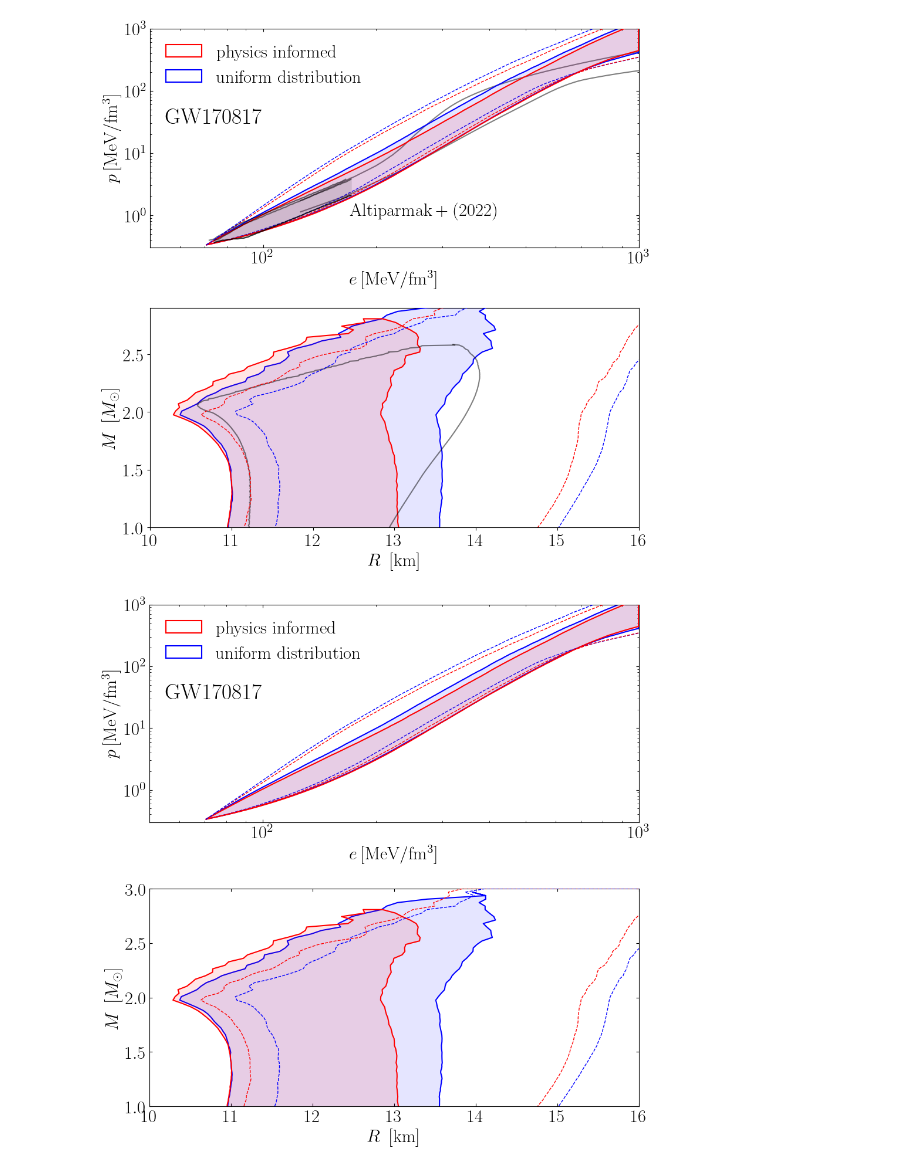
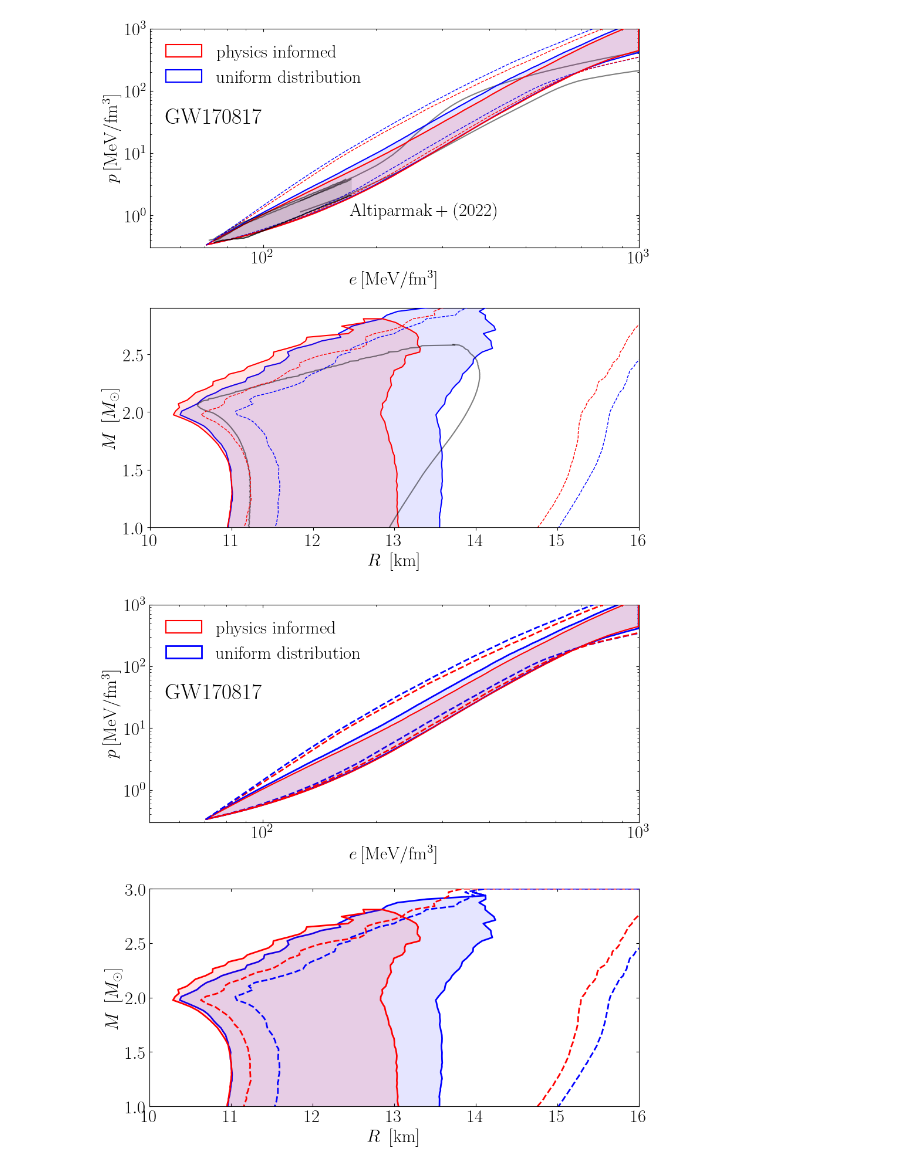
Before and after one commit to EckerChristian/MCLambdaBHNS, a Jupyter notebook: plotting_code/Fig_3_GW170817_press_dens_MR.ipynb, the cells around one changed output. Cells and saved outputs as stored; diff of their text form; code cells hidden in the pictures.

```diff
--- a/plotting_code/Fig_3_GW170817_press_dens_MR.ipynb
+++ b/plotting_code/Fig_3_GW170817_press_dens_MR.ipynb
@@ -438,14 +438,14 @@ ax[0].fill_between(eng_dens_GW170817_physics, press_low_GW170817_physics, press_
 ax[0].fill_between(eng_dens_GW170817_physics, press_low_GW170817_physics, press_high_GW170817_physics,
                    color='none',edgecolor='red',label=r'$\rm physics~informed$',alpha=1.0,linewidth=1.5,zorder=3)
 
-ax[0].plot(eng_dens_uniform_prior, press_low_uniform_prior,color='blue', alpha=1.0, zorder=2,linestyle='dashed',linewidth=1.0)
-ax[0].plot(eng_dens_uniform_prior, press_high_uniform_prior,color='blue', alpha=1.0, zorder=6,linestyle='dashed',linewidth=1.0)
+ax[0].plot(eng_dens_uniform_prior, press_low_uniform_prior,color='blue', alpha=1.0, zorder=2,linestyle='dashed',linewidth=2.0)
+ax[0].plot(eng_dens_uniform_prior, press_high_uniform_prior,color='blue', alpha=1.0, zorder=6,linestyle='dashed',linewidth=2.0)
 
 ax[0].fill_between(eng_dens_uniform, press_low_uniform, press_high_uniform, color='blue', edgecolor='none',alpha=0.1, zorder=2)
-ax[0].fill_between(eng_dens_uniform, press_low_uniform, press_high_uniform, color='none', edgecolor='blue',label=r'$\rm uniform~distribution$',linewidth=1.5, alpha=1.0, zorder=2)
+ax[0].fill_between(eng_dens_uniform, press_low_uniform, press_high_uniform, color='none', edgecolor='blue',label=r'$\rm uniform~distribution$',linewidth=2.0, alpha=1.0, zorder=2)
 
-ax[0].plot(eng_dens_physics_prior, press_low_physics_prior, color='red', alpha=1.0,linestyle='dashed',linewidth=1.0,zorder=3)
-ax[0].plot(eng_dens_physics_prior,press_high_physics_prior, color='red', alpha=1.0,linestyle='dashed',linewidth=1.0,zorder=3)
+ax[0].plot(eng_dens_physics_prior, press_low_physics_prior, color='red', alpha=1.0,linestyle='dashed',linewidth=2.0,zorder=3)
+ax[0].plot(eng_dens_physics_prior,press_high_physics_prior, color='red', alpha=1.0,linestyle='dashed',linewidth=2.0,zorder=3)
 ax[0].legend(loc="upper left",fontsize=22,frameon=False)
 #plt.savefig('press_dens_GW170817_w_prior.pdf',dpi=500)
 
@@ -466,35 +466,35 @@ cont4=np.loadtxt("cont0p1Mtov2p52.dat")
 cont4[-1,2]=cont4[-1,1]
 cont3[-1,2]=cont3[-1,1]
 
 
 ax[1].set_xlim([10,16])
 ax[1].set_ylim([1,3.0])
 ax[1].set_ylabel(r'$ M~\left[M_\odot\right]$',fontsize=22)
 ax[1].set_xlabel(r'$R~\left[{\rm km}\right]$',fontsize=22)
 ax[1].tick_params(which='major', direction='in',top="true",right="true")
 ax[1].tick_params(which='minor', direction='in',top="true",right="true")
 
 
 # contours
 #ax[1].plot( cont1[:,1], cont1[:,0], color = "black"  , linestyle = "-",zorder=7,alpha=0.5,linewidth=1.5)
 #ax[1].plot( cont1[:,2], cont1[:,0], color = "black"  , linestyle = "-",zorder=7,label=r"$M_{\rm TOV}\geq 2.0\,M_\odot$",alpha=0.5,linewidth=1.5)
 #ax[1].legend(loc="upper left",fontsize=16,frameon=False)
 # save the plot
 
 # GW170817 with physics
 ax[1].fill_betweenx(mass_GW170817_physics,min_radius_GW170817_physics,max_radius_GW170817_physics,color="red",edgecolor='none',zorder=5,alpha=0.1)
-ax[1].fill_betweenx(mass_GW170817_physics,min_radius_GW170817_physics,max_radius_GW170817_physics,color="none",edgecolor='red',zorder=5,alpha=1.0,linewidth=1.5)
+ax[1].fill_betweenx(mass_GW170817_physics,min_radius_GW170817_physics,max_radius_GW170817_physics,color="none",edgecolor='red',zorder=5,alpha=1.0,linewidth=2.0)
 
 ax[1].fill_betweenx(mass_GW170817_uniform,min_radius_GW170817_uniform,max_radius_GW170817_uniform,color='blue',edgecolor="none",zorder=4,alpha=0.1)
-ax[1].fill_betweenx(mass_GW170817_uniform,min_radius_GW170817_uniform,max_radius_GW170817_uniform,color='none', edgecolor="blue",zorder=4,alpha=1.0,linewidth=1.5)
+ax[1].fill_betweenx(mass_GW170817_uniform,min_radius_GW170817_uniform,max_radius_GW170817_uniform,color='none', edgecolor="blue",zorder=4,alpha=1.0,linewidth=2.0)
 
-ax[1].fill_betweenx(mass_BNS_prior,min_radius_BNS_prior,max_radius_BNS_prior, edgecolor = "red" ,facecolor='none',zorder=7,linestyle='dashed')
-ax[1].fill_betweenx(mass_uniform_prior,min_radius_uniform_prior,max_radius_uniform_prior, edgecolor = "blue" ,facecolor='none',zorder=7,linestyle='dashed')
+ax[1].fill_betweenx(mass_BNS_prior,min_radius_BNS_prior,max_radius_BNS_prior, edgecolor = "red" ,facecolor='none',zorder=7,linestyle='dashed',linewidth=2.0)
+ax[1].fill_betweenx(mass_uniform_prior,min_radius_uniform_prior,max_radius_uniform_prior, edgecolor = "blue" ,facecolor='none',zorder=7,linestyle='dashed',linewidth=2.0)
 
 
 #ax[0].set_box_aspect(1)
 #ax[1].set_box_aspect(1)
 plt.tight_layout()
 plt.savefig("GW170817_press_dens_MR.pdf")
 # %% [output]
-[figure, old version]
+[figure, new version]
```
Also changed, not shown: 2 other files.
